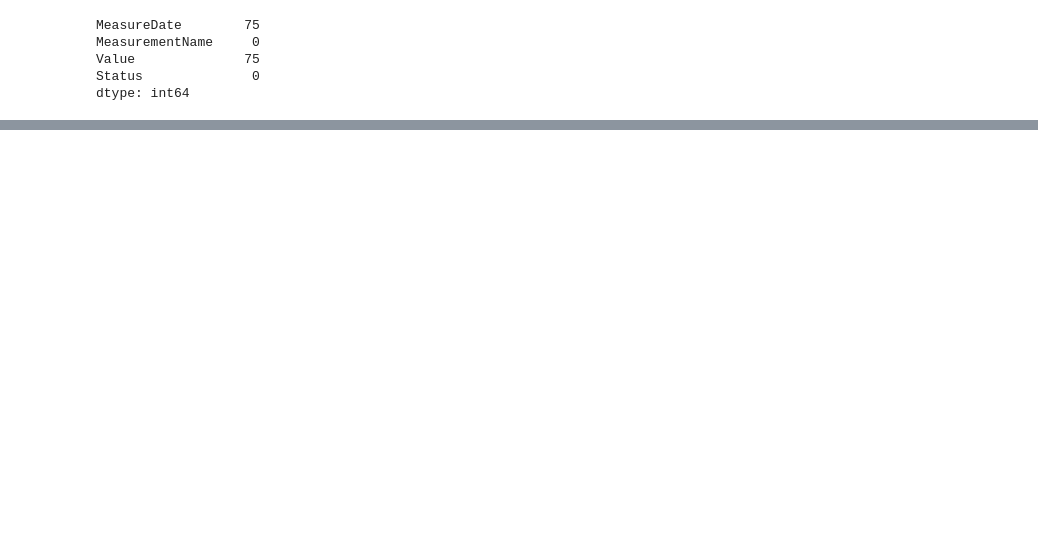
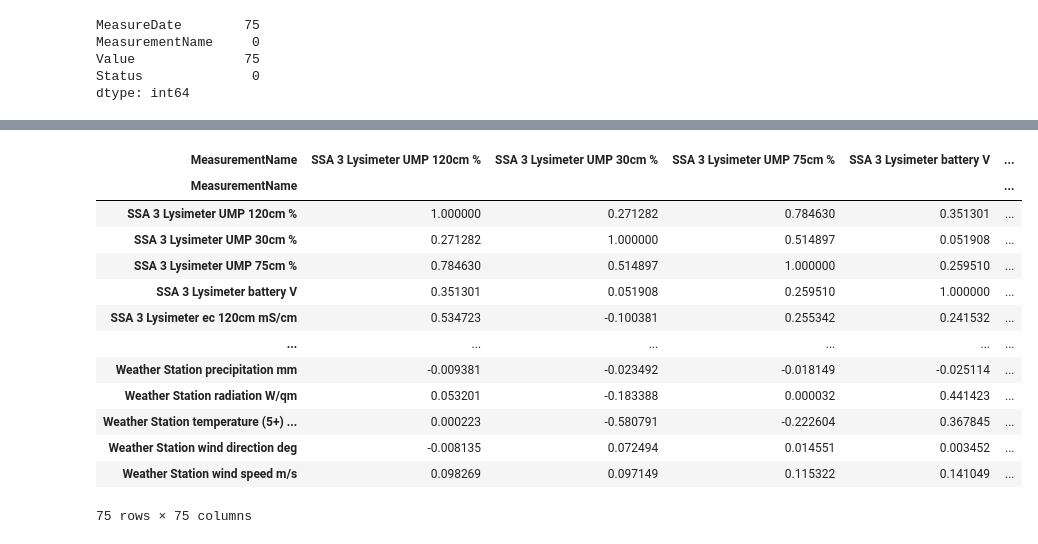
Before and after one commit to Cunoo/MasterThesis, a Jupyter notebook: src/data_prep.ipynb, the cells around one changed output, grey strips where cells are left out. Drawn from its saved outputs; the diff is of its cells as text; code cells hidden in the pictures; blank space fills up the shorter version.

```diff
--- a/src/data_prep.ipynb
+++ b/src/data_prep.ipynb
@@ -46,0 +137,17 @@ dtype: int64
+# %%
+corr
+# %% [output]
+| MeasurementName | SSA 3 Lysimeter UMP 120cm % | SSA 3 Lysimeter UMP 30cm % | SSA 3 Lysimeter UMP 75cm % | SSA 3 Lysimeter battery V | ... |
+| MeasurementName |  |  |  |  | ... |
+| SSA 3 Lysimeter UMP 120cm % | 1.000000 | 0.271282 | 0.784630 | 0.351301 | ... |
+| SSA 3 Lysimeter UMP 30cm % | 0.271282 | 1.000000 | 0.514897 | 0.051908 | ... |
+| SSA 3 Lysimeter UMP 75cm % | 0.784630 | 0.514897 | 1.000000 | 0.259510 | ... |
+| SSA 3 Lysimeter battery V | 0.351301 | 0.051908 | 0.259510 | 1.000000 | ... |
+| SSA 3 Lysimeter ec 120cm mS/cm | 0.534723 | -0.100381 | 0.255342 | 0.241532 | ... |
+| ... | ... | ... | ... | ... | ... |
+| Weather Station precipitation mm | -0.009381 | -0.023492 | -0.018149 | -0.025114 | ... |
+| Weather Station radiation W/qm | 0.053201 | -0.183388 | 0.000032 | 0.441423 | ... |
+| Weather Station temperature (5+) ... | 0.000223 | -0.580791 | -0.222604 | 0.367845 | ... |
+| Weather Station wind direction deg | -0.008135 | 0.072494 | 0.014551 | 0.003452 | ... |
+| Weather Station wind speed m/s | 0.098269 | 0.097149 | 0.115322 | 0.141049 | ... |
+75 rows × 75 columns
```
Also changed, not shown: parts of 14 cells of this notebook, 3 other files.
